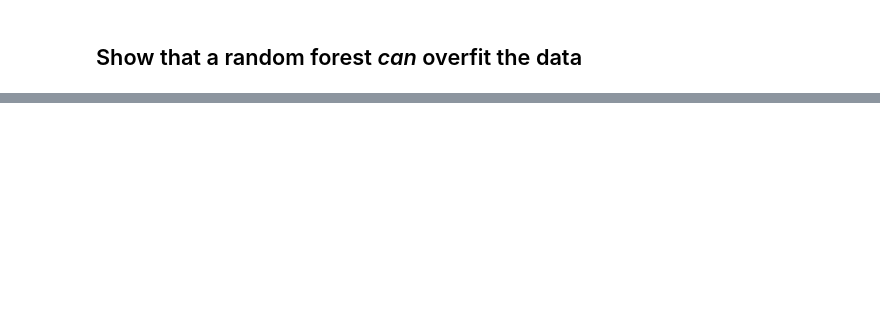
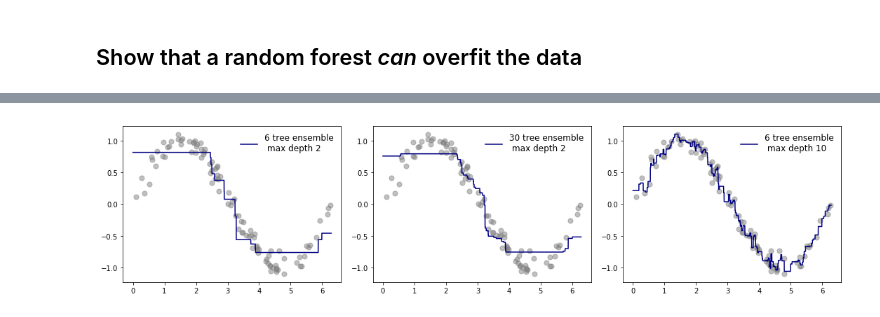
Before and after one commit to jmbuyck/articles, a Jupyter notebook: random_forest_regressor/RFR_Explained.ipynb, the cells around one changed output, grey strips where cells are left out. Drawn from its saved outputs; the diff is of its cells as text; code cells hidden in the pictures; blank space fills up the shorter version.

```diff
--- a/random_forest_regressor/RFR_Explained.ipynb
+++ b/random_forest_regressor/RFR_Explained.ipynb
@@ -414,0 +432,93 @@ plt.show()
+# %%
+# figure size to keep all of the subplots legible
+plt.figure(figsize=(15, 4))
+
+# Part 0: plot our previous ensemble for easy reference
+plt.subplot(1, 3, 1)
+
+if print_title:
+    plt.title(f'An Ensemble of {num_trees} Trees with Depth = {max_depth}')
+
+# plot our training data
+plot_training_data(X, y)
+
+# generate the predictions for plotting the model
+y_model_plot = ensemble_predict(X_model_plot, ensemble_bootstrapped)
+
+# plot the ensemble's predictions
+plot_model_results(
+    X=X_model_plot,
+    y_hat=y_model_plot,
+    label=f'{num_trees} tree ensemble\n max depth {max_depth}',
+    legend_line_size=2
+)
+
+# Part 1: let number of decision trees increase dramatically, but keep max_depth fixed and small
+plt.subplot(1, 3, 2)
+
+more_trees = 5 * num_trees
+many_tree_ensemble = ensemble_grow(
+    X=X,
+    y=y,
+    num_trees=more_trees,  # 5x previous tree count
+    max_depth=max_depth,   # leave max_depth as before
+    bootstrap=True
+)
+
+if print_title:
+    plt.title(f'An Ensemble of {more_trees} Trees with Depth = {max_depth}')
+
+# plot our training data
+plot_training_data(X, y)
+
+# generate the predictions for plotting the model
+y_model_plot = ensemble_predict(X_model_plot, many_tree_ensemble)
+
+# plot the ensemble's predictions
+plot_model_results(
+    X=X_model_plot,
+    y_hat=y_model_plot,
+    label=f'{more_trees} tree ensemble\n max depth {max_depth}',
+    legend_line_size=2
+)
+
+# Part 2: keep number of decision trees fixed, but let max_depth get big
+plt.subplot(1, 3, 3)
+
+more_depth = 5 * max_depth
+deep_tree_ensemble = ensemble_grow(
+    X=X,
+    y=y,
+    num_trees=num_trees,   # leave tree count as before
+    max_depth=more_depth,  # 5x previous max_depth
+    bootstrap=True
+)
+
+if print_title:
+    plt.title(f'An Ensemble of {num_trees} Trees with Depth = {5*max_depth}')
+
+# plot our training data
+plot_training_data(X, y)
+
+# generate the predictions for plotting the model
+y_model_plot = ensemble_predict(X_model_plot, deep_tree_ensemble)
+
+# plot the ensemble's predictions
+plot_model_results(
+    X=X_model_plot,
+    y_hat=y_model_plot,
+    label=f'{num_trees} tree ensemble\n max depth {more_depth}',
+    legend_line_size=2
+)
+
+# this keeps the plot margins tight, without messing up the suptitle! see top answer at:
+# https://stackoverflow.com/questions/8248467/matplotlib-tight-layout-doesnt-take-into-account-figure-suptitle
+plt.tight_layout(rect=[0, 0.03, 1, 0.95])
+
+# final touches on our plot and saving to file
+if save_image:
+    plt.savefig('random_forest_num_trees_vs_depth.png', dpi=default_dpi)
+
+plt.show()
+# %% [output]
+[figure, added]
```
Also changed, not shown: parts of 14 cells of this notebook.
